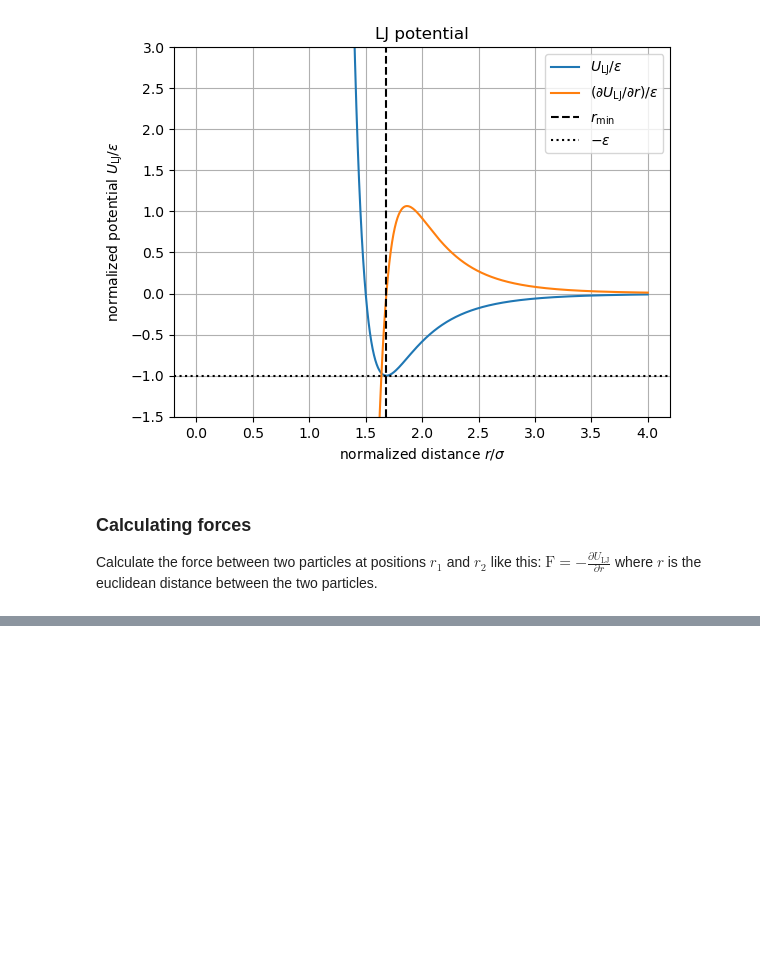
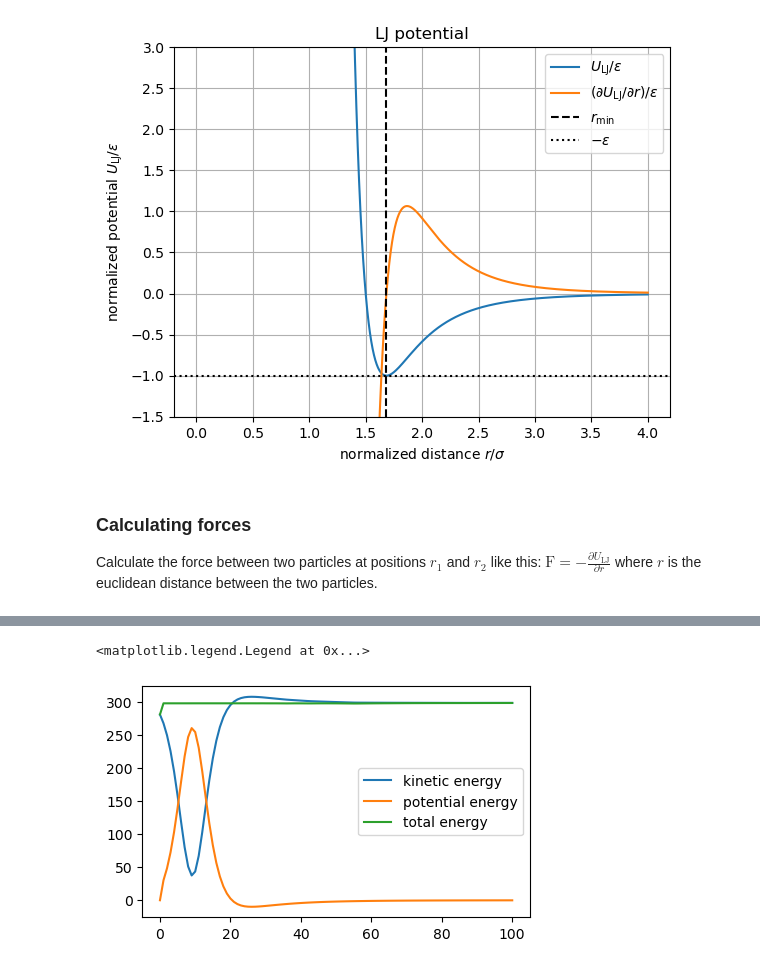
Before and after one commit to neftlon/md2ml, a Jupyter notebook: sim.ipynb, the cells around one changed output, grey strips where cells are left out. Cells and saved outputs as stored; diff of their text form; code cells hidden in the pictures; blank space fills up the shorter version.

Commit message:
add support for multiple particles

```diff
--- a/sim.ipynb
+++ b/sim.ipynb
@@ -42,14 +42,12 @@ plt.legend()
 
 Calculate the force between two particles at positions $r_1$ and $r_2$ like this: $\text{F}=-\frac{\partial U_\text{LJ}}{\partial r}$ where $r$ is the euclidean distance between the two particles.
 # %%
-dt = 8e-7
-epochs, subepochs = 50, 2000
+dt = 1e-6
+epochs, subepochs = 100, 2000
 total_epochs = epochs*subepochs
 m = 1.0 # particle mass
 # %%
-r1 = torch.tensor([0.0,0.0], requires_grad=True)
-v1 = torch.tensor([10.0*sig,0.0])
-r2 = torch.tensor([1.0*sig,0.0], requires_grad=True)
-v2 = torch.tensor([-10.0*sig,0.0])
-(r1,v1,r2,v2)
+rs = torch.tensor([[-1.0,0.0],[1.0,0.0],[0.0,-1.0],[0.0,1.0]], requires_grad=True)
+vs = torch.tensor([[10.0*sig,0.0],[-10.0*sig,0.0],[0.0,5.0*sig],[0.0,-5.0*sig]])
+rs,vs
 # %% [output]
@@ -60,8 +62,10 @@ v2 = torch.tensor([-10.0*sig,0.0])
+# %%
+# pairwise distances
+dr = rs[None,:,:]-rs[:,None,:]
 # %%
-K = lambda v: 0.5*m*(F.norm(v, p=2.0)**2)
-Ks,Us = [K(v1)+K(v2)],[Ulj(F.norm(r1 - r2, p=2.0)).item()]
-traj1,traj2 = (
-    [(r1.detach().clone(),v1.detach().clone())],
-    [(r2.detach().clone(),v2.detach().clone())],
-)
-dists=[F.norm(r1-r2,p=2.0).detach().item()]
+K = lambda v: 0.5*m*(F.norm(v, p=2.0, dim=1)**2)
+with torch.no_grad():
+    dists = F.norm(rs[None,:,:] - rs[:,None,:], dim=-1)
+    Ks,Us = [K(vs).sum()], [Ulj(F.norm(dists, p=2.0)).item()]
+    trajs = [(rs.clone(), vs.clone(), dists.clone())]
+trajs
@@ -96,12 +111,13 @@ for epoch in tqdm(range(epochs)):
 # %%
 # show hockeystick diagram
-fig,(e_ax,d_ax) = plt.subplots(nrows=2,sharex=True,figsize=(5,5))
-e_ax.plot(Ks, label="kinetic energy")
-e_ax.plot(Us, label="potential energy")
-e_ax.plot(torch.tensor(Ks)+torch.tensor(Us), label="total energy")
-e_ax.legend()
-d_ax.plot(dists, label="distance between particles")
-d_ax.legend()
+fig,ax = plt.subplots(sharex=True,figsize=(5,3))
+ax.plot(Ks, label="kinetic energy")
+ax.plot(Us, label="potential energy")
+ax.plot(torch.tensor(Ks)+torch.tensor(Us), label="total energy")
+ax.legend()
+# %% [output]
+<matplotlib.legend.Legend at 0x...>
+[figure, added]
 # %%
 arrow_params = lambda c: dict(head_width=0.05, head_length=0.1, fc=c, ec=c, animated=True)
 
```
Also changed, not shown: parts of 4 cells of this notebook.
